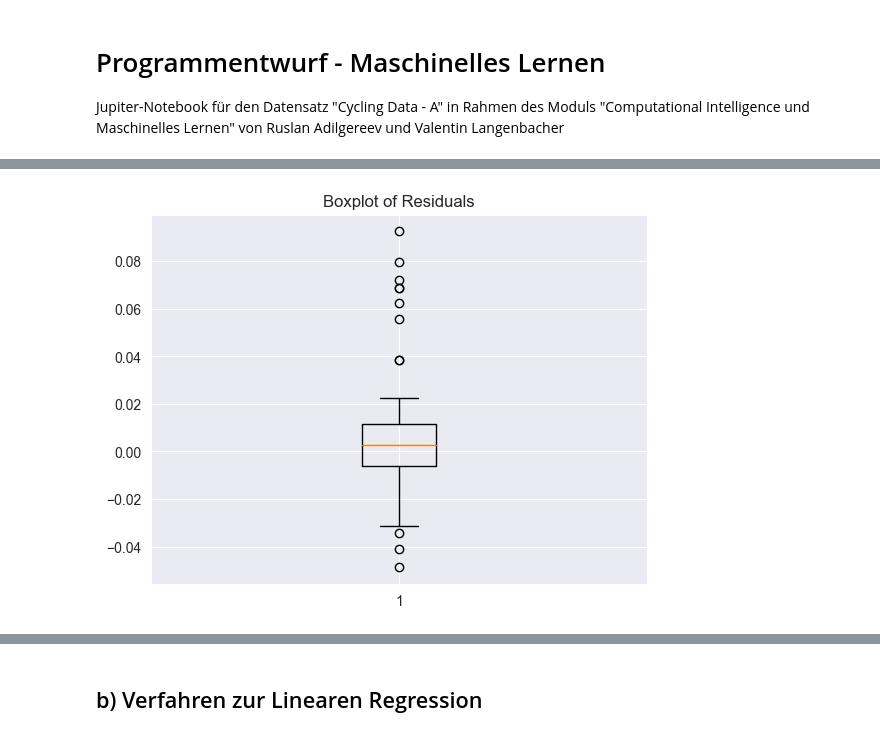
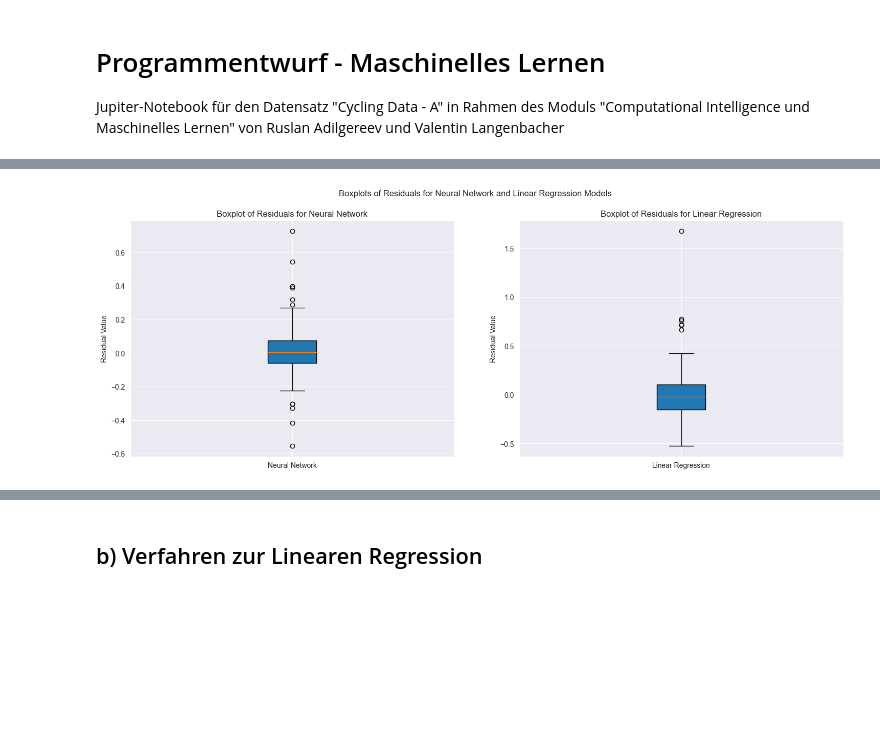
Before and after one commit to ruslanadilgereev/DHBW, a Jupyter notebook: T3M40507_Maschinelles_Lernen_und_Computational Intelligence/ML_Project_A/cycling_data.ipynb, the cells around one changed output, grey strips where cells are left out. Saved outputs shown, nothing was run; the diff lists cells and outputs as text; code cells hidden in the pictures; blank space fills up the shorter version.

```diff
--- a/T3M40507_Maschinelles_Lernen_und_Computational Intelligence/ML_Project_A/cycling_data.ipynb
+++ b/T3M40507_Maschinelles_Lernen_und_Computational Intelligence/ML_Project_A/cycling_data.ipynb
@@ -78,12 +102,17 @@ df = pd.concat([df, df_onehot_only.reset_index(drop=True)], axis=1)
 # %%
+# Importing the train_test_split function for data splitting
+from sklearn.model_selection import train_test_split
 
-# Features and target variable for Min-Max scaled data
+# Data Splitting for Model Training
+
+# Choose either Min-Max scaled or Z-Normalized data for training
 # Comment out the one you don't want to use
-df = df_minmax
-#df = df_znorm
+# df = df_minmax
+df = df_znorm
 
+# Define features (X) and target variable (y)
 X = df.drop('Hm', axis=1)
 y = df['Hm']
 
-X_train, X_val, y_train, y_val = train_test_split(X, y, test_size=0.2)
-# Split data
+# Split the data into 80% training and 20% validation sets
+X_train, X_val, y_train, y_val = train_test_split(X, y, test_size=0.2, random_state=42)
@@ -180,6 +351,21 @@ plt.show()
 # %%
-plt.boxplot(residuals)
-plt.title('Boxplot of Residuals')
+# Visualization: Boxplots of Model Residuals
+
+# Create a figure with two subplots
+fig, axes = plt.subplots(nrows=1, ncols=2, figsize=(18, 6))
+
+# First subplot for Neural Network residuals
+axes[0].boxplot(nn_error, vert=True, patch_artist=True, labels=['Neural Network'])
+axes[0].set_title('Boxplot of Residuals for Neural Network')
+axes[0].set_ylabel('Residual Value')
+
+# Second subplot for Linear Regression residuals
+axes[1].boxplot(lin_error, vert=True, patch_artist=True, labels=['Linear Regression'])
+axes[1].set_title('Boxplot of Residuals for Linear Regression')
+axes[1].set_ylabel('Residual Value')
+
+# Add overall title and display the plot
+fig.suptitle('Boxplots of Residuals for Neural Network and Linear Regression Models')
 plt.show()
 # %% [output]
-[figure, old version]
+[figure, new version]
```
Also changed, not shown: parts of 40 cells of this notebook, 2 other files.
